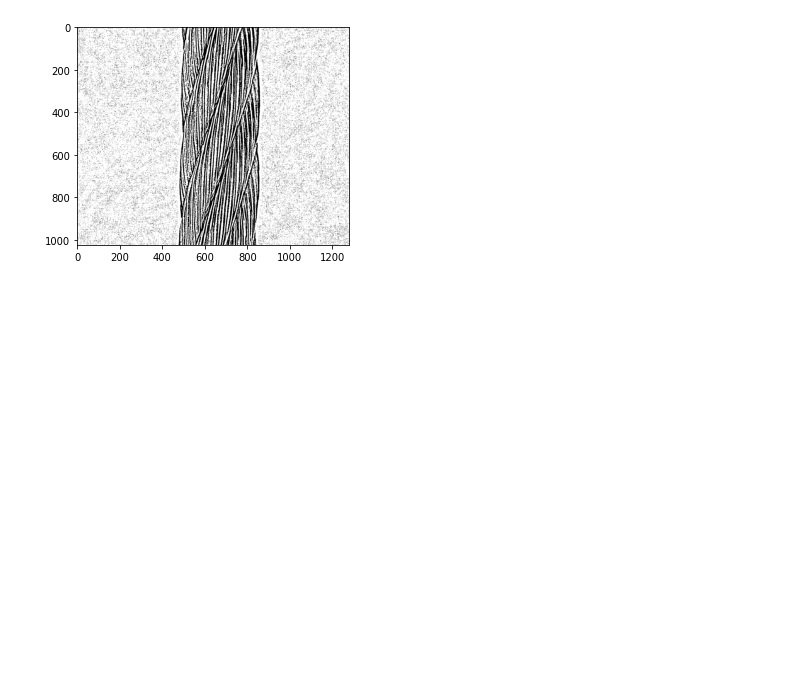
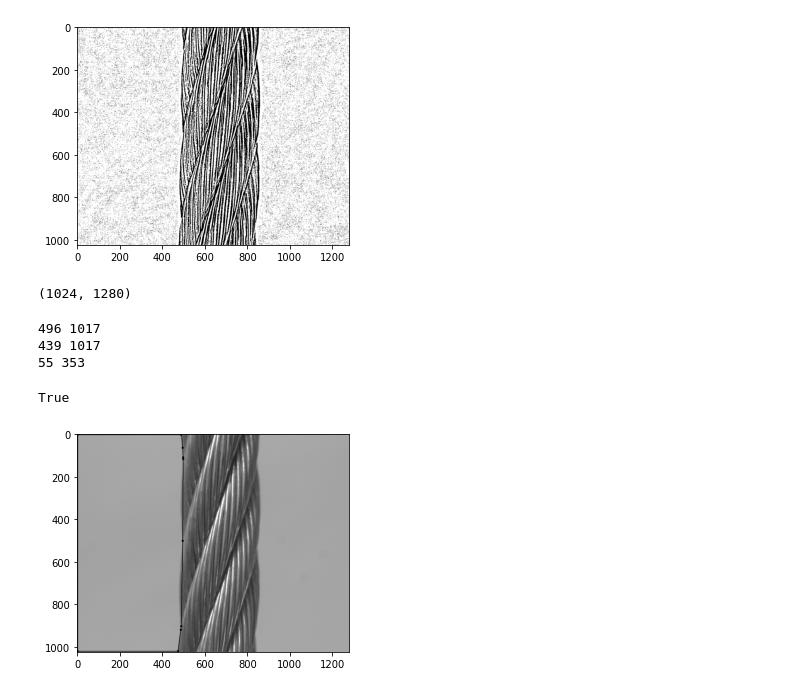
Before and after one commit to zbyzfw/jupyternotebook1, a Jupyter notebook: 第二种方式计算捻距.ipynb, the cells around one changed output. Drawn from its saved outputs; the diff is of its cells as text; code cells hidden in the pictures; blank space fills up the shorter version.

```diff
--- a/第二种方式计算捻距.ipynb
+++ b/第二种方式计算捻距.ipynb
@@ -105,3 +107,7 @@ cv2_imshow(th2)
 # %% [output]
 <matplotlib.image.AxesImage at 0x...>
 [figure]
+# %%
+th2.shape
+# %% [output]
+(1024, 1280)
@@ -107,0 +120,48 @@ cv2_imshow(th2)
+# %%
+# 遍历所有的轮廓
+for i,error_value in enumerate(contours1):
+    if i < 3:
+        minArea = cv.minAreaRect(error_value)
+        area = cv.contourArea(error_value)
+        mask = np.zeros(imgray.shape,np.uint8)
+        roi2 = cv.drawContours(mask,error_value,-1,(255,0,0),5)
+        # cv.imshow('roi2', roi2)
+        window_show(roi2)
+        width = int(minArea[1][1])
+        height = int(minArea[1][0])
+        # if minArea[1][0] > minArea[1][1]:
+        #     width = int(minArea[1][0])
+        #     height = int(minArea[1][1])
+        # else:
+        #     width = int(minArea[1][1])
+        #     height = int(minArea[1][0])
+        # 判断轮廓的大小是否合适
+        print(width,height)
+        # print(w2,h2)
+# %% [output]
+496 1017
+439 1017
+55 353
+# %%
+img = cv.imread('09.png',0)
+# img_gray = cv.cvtColor(img,cv.COLOR_BGR2GRAY)
+# ret,thresh = cv.threshold(img_gray, 127, 255,0)
+# 获取轮廓
+# contours,hierarchy = cv.findContours(thresh,2,1)
+cnt = contours1[0]
+hull = cv.convexHull(cnt,returnPoints = False)
+defects = cv.convexityDefects(cnt,hull)
+for i in range(defects.shape[0]):
+    s,e,f,d = defects[i,0]
+    start = tuple(cnt[s][0])
+    end = tuple(cnt[e][0])
+    far = tuple(cnt[f][0])
+    cv.line(img,start,end,[0,255,0],2)
+    # cv.circle(img,far,5,[0,0,255],-1)
+    cv.circle(img,start,5,[0,0,255],-1)
+    # cv.circle(img,end,5,[0,0,255],-1)
+cv2_imshow(img)
+cv.imwrite('point.png',img)
+# %% [output]
+True
+[figure, added]
```
Also changed, not shown: parts of 6 cells of this notebook, 1 other file.
